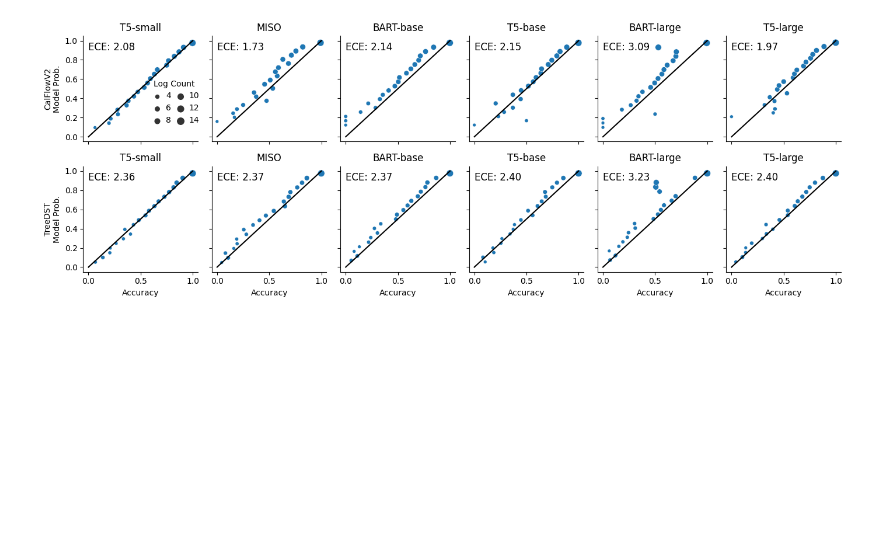
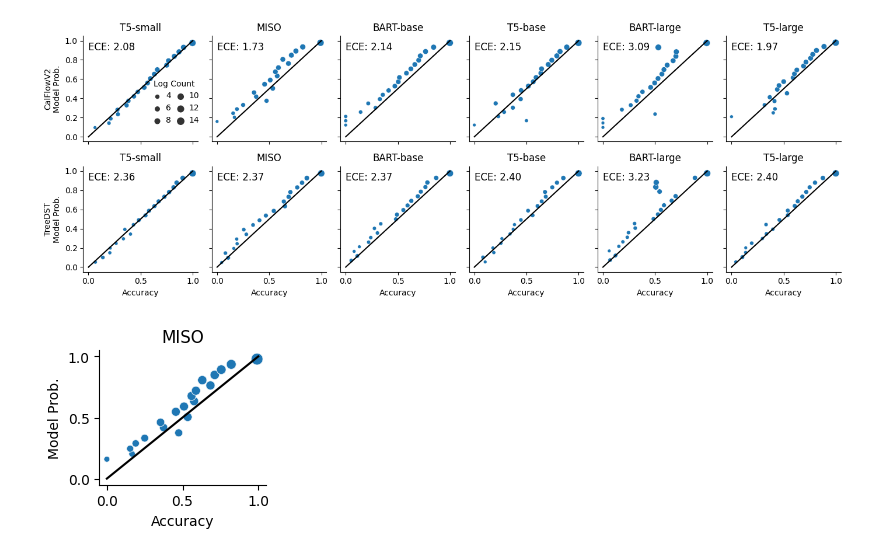
Before and after one commit to esteng/calibration_miso, a Jupyter notebook: analysis/calibration_plots.ipynb, the cells around one changed output. Saved outputs shown, nothing was run; the diff lists cells and outputs as text; code cells hidden in the pictures; blank space fills up the shorter version.

```diff
--- a/analysis/calibration_plots.ipynb
+++ b/analysis/calibration_plots.ipynb
@@ -101,3 +101,19 @@ fig.tight_layout()
 plt.savefig("/home/estengel/papers/did-you-mean-2022/figures/all_models_calibration_plot.pdf")
 # %% [output]
 [figure]
+# %%
+fig, ax = plt.subplots(1,1, figsize=(2.5, 2.3))
+
+plot_df(miso_cf_df[0],
+        ax=ax,
+        title="MISO",
+        show_legend=False,
+        metric_value=None,
+        metric_value_kwargs=metric_kwargs,
+        xlabel="Accuracy",
+        ylabel="Model Prob.")
+
+fig.tight_layout()
+plt.savefig("/home/estengel/papers/did-you-mean-2022/figures/miso_calflow_calibration_plot.pdf")
+# %% [output]
+[figure, added]
```
Also changed, not shown: 4 other files.
